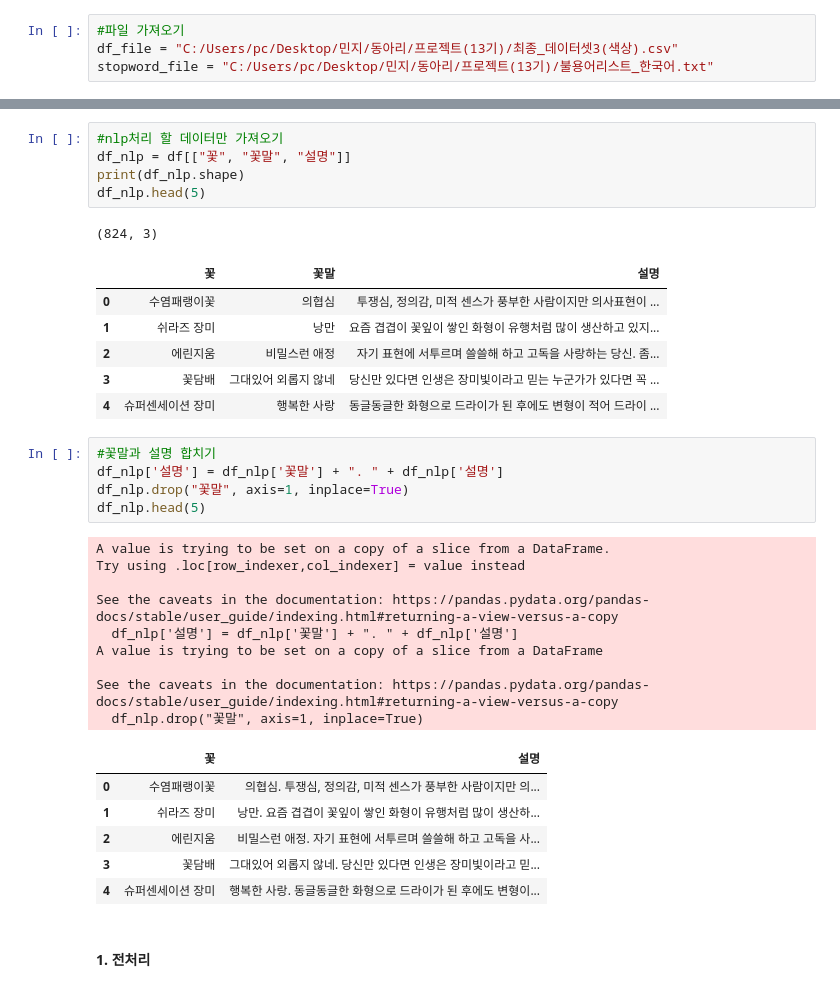
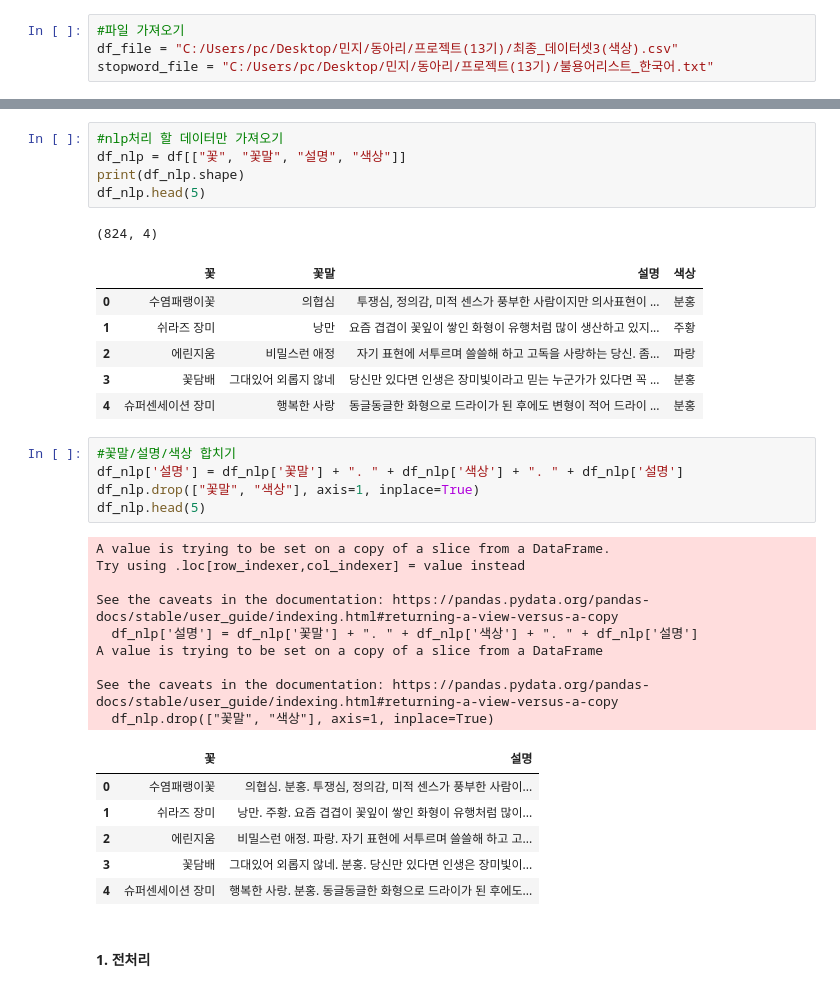
Before and after one commit to Fiurinee-Tave/Model, a Jupyter notebook: data/추천시스템_모델링.ipynb, the cells around one changed output, grey strips where cells are left out. Saved outputs shown, nothing was run; the diff lists cells and outputs as text.

```diff
--- a/data/추천시스템_모델링.ipynb
+++ b/data/추천시스템_모델링.ipynb
@@ -35,38 +35,38 @@ df.head(5)
 | 4 | 슈퍼센세이션 장미 | 6 | 여름 | 행복한 사랑 | 동글동글한 화형으로 드라이가 된 후에도 변형이 적어 드라이 ... | https://file.honestflower.kr/medi... | 분홍 |
 # %%
 #nlp처리 할 데이터만 가져오기
-df_nlp = df[["꽃", "꽃말", "설명"]]
+df_nlp = df[["꽃", "꽃말", "설명", "색상"]]
 print(df_nlp.shape)
 df_nlp.head(5)
 # %% [output]
-(824, 3)
+(824, 4)
-|  | 꽃 | 꽃말 | 설명 |
-| 0 | 수염패랭이꽃 | 의협심 | 투쟁심, 정의감, 미적 센스가 풍부한 사람이지만 의사표현이 ... |
-| 1 | 쉬라즈 장미 | 낭만 | 요즘 겹겹이 꽃잎이 쌓인 화형이 유행처럼 많이 생산하고 있지... |
-| 2 | 에린지움 | 비밀스런 애정 | 자기 표현에 서투르며 쓸쓸해 하고 고독을 사랑하는 당신. 좀... |
-| 3 | 꽃담배 | 그대있어 외롭지 않네 | 당신만 있다면 인생은 장미빛이라고 믿는 누군가가 있다면 꼭 ... |
-| 4 | 슈퍼센세이션 장미 | 행복한 사랑 | 동글동글한 화형으로 드라이가 된 후에도 변형이 적어 드라이 ... |
+|  | 꽃 | 꽃말 | 설명 | 색상 |
+| 0 | 수염패랭이꽃 | 의협심 | 투쟁심, 정의감, 미적 센스가 풍부한 사람이지만 의사표현이 ... | 분홍 |
+| 1 | 쉬라즈 장미 | 낭만 | 요즘 겹겹이 꽃잎이 쌓인 화형이 유행처럼 많이 생산하고 있지... | 주황 |
+| 2 | 에린지움 | 비밀스런 애정 | 자기 표현에 서투르며 쓸쓸해 하고 고독을 사랑하는 당신. 좀... | 파랑 |
+| 3 | 꽃담배 | 그대있어 외롭지 않네 | 당신만 있다면 인생은 장미빛이라고 믿는 누군가가 있다면 꼭 ... | 분홍 |
+| 4 | 슈퍼센세이션 장미 | 행복한 사랑 | 동글동글한 화형으로 드라이가 된 후에도 변형이 적어 드라이 ... | 분홍 |
 # %%
-#꽃말과 설명 합치기
-df_nlp['설명'] = df_nlp['꽃말'] + ". " + df_nlp['설명']
-df_nlp.drop("꽃말", axis=1, inplace=True)
+#꽃말/설명/색상 합치기
+df_nlp['설명'] = df_nlp['꽃말'] + ". " + df_nlp['색상'] + ". " + df_nlp['설명']
+df_nlp.drop(["꽃말", "색상"], axis=1, inplace=True)
 df_nlp.head(5)
 # %% [output]
 A value is trying to be set on a copy of a slice from a DataFrame.
 Try using .loc[row_indexer,col_indexer] = value instead
 
 See the caveats in the documentation: https://pandas.pydata.org/pandas-docs/stable/user_guide/indexing.html#returning-a-view-versus-a-copy
-  df_nlp['설명'] = df_nlp['꽃말'] + ". " + df_nlp['설명']
+  df_nlp['설명'] = df_nlp['꽃말'] + ". " + df_nlp['색상'] + ". " + df_nlp['설명']
 A value is trying to be set on a copy of a slice from a DataFrame
 
 See the caveats in the documentation: https://pandas.pydata.org/pandas-docs/stable/user_guide/indexing.html#returning-a-view-versus-a-copy
-  df_nlp.drop("꽃말", axis=1, inplace=True)
+  df_nlp.drop(["꽃말", "색상"], axis=1, inplace=True)
 |  | 꽃 | 설명 |
-| 0 | 수염패랭이꽃 | 의협심. 투쟁심, 정의감, 미적 센스가 풍부한 사람이지만 의... |
-| 1 | 쉬라즈 장미 | 낭만. 요즘 겹겹이 꽃잎이 쌓인 화형이 유행처럼 많이 생산하... |
-| 2 | 에린지움 | 비밀스런 애정. 자기 표현에 서투르며 쓸쓸해 하고 고독을 사... |
-| 3 | 꽃담배 | 그대있어 외롭지 않네. 당신만 있다면 인생은 장미빛이라고 믿... |
-| 4 | 슈퍼센세이션 장미 | 행복한 사랑. 동글동글한 화형으로 드라이가 된 후에도 변형이... |
+| 0 | 수염패랭이꽃 | 의협심. 분홍. 투쟁심, 정의감, 미적 센스가 풍부한 사람이... |
+| 1 | 쉬라즈 장미 | 낭만. 주황. 요즘 겹겹이 꽃잎이 쌓인 화형이 유행처럼 많이... |
+| 2 | 에린지움 | 비밀스런 애정. 파랑. 자기 표현에 서투르며 쓸쓸해 하고 고... |
+| 3 | 꽃담배 | 그대있어 외롭지 않네. 분홍. 당신만 있다면 인생은 장미빛이... |
+| 4 | 슈퍼센세이션 장미 | 행복한 사랑. 분홍. 동글동글한 화형으로 드라이가 된 후에도... |
 # %% [markdown]
 #### 1. 전처리
 # %%
```
Also changed, not shown: parts of 5 cells of this notebook.
